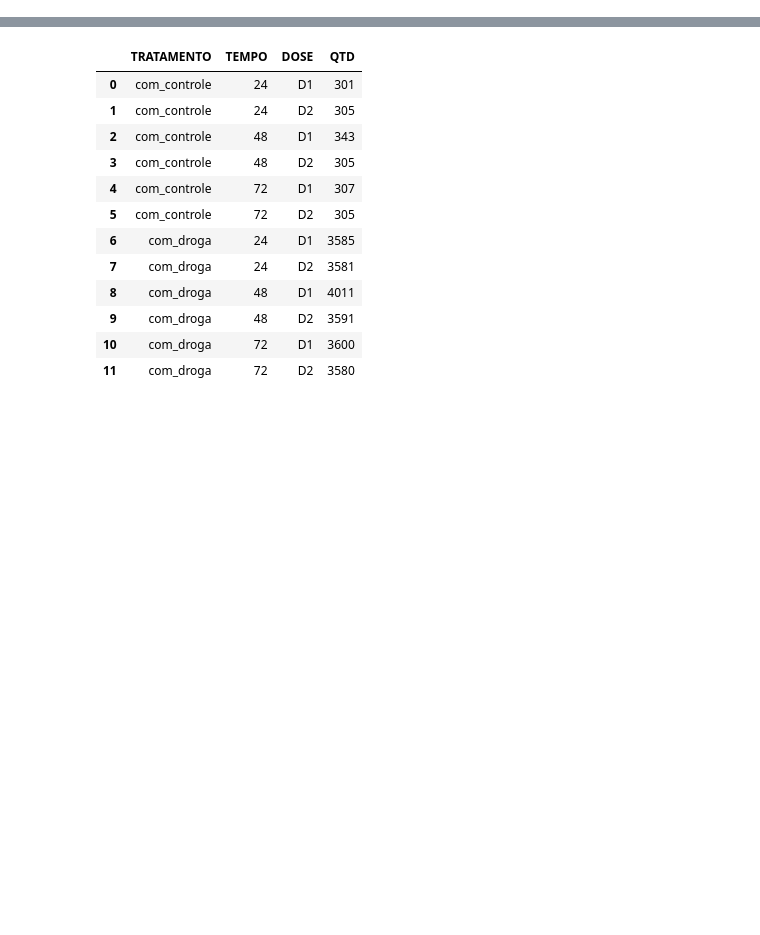
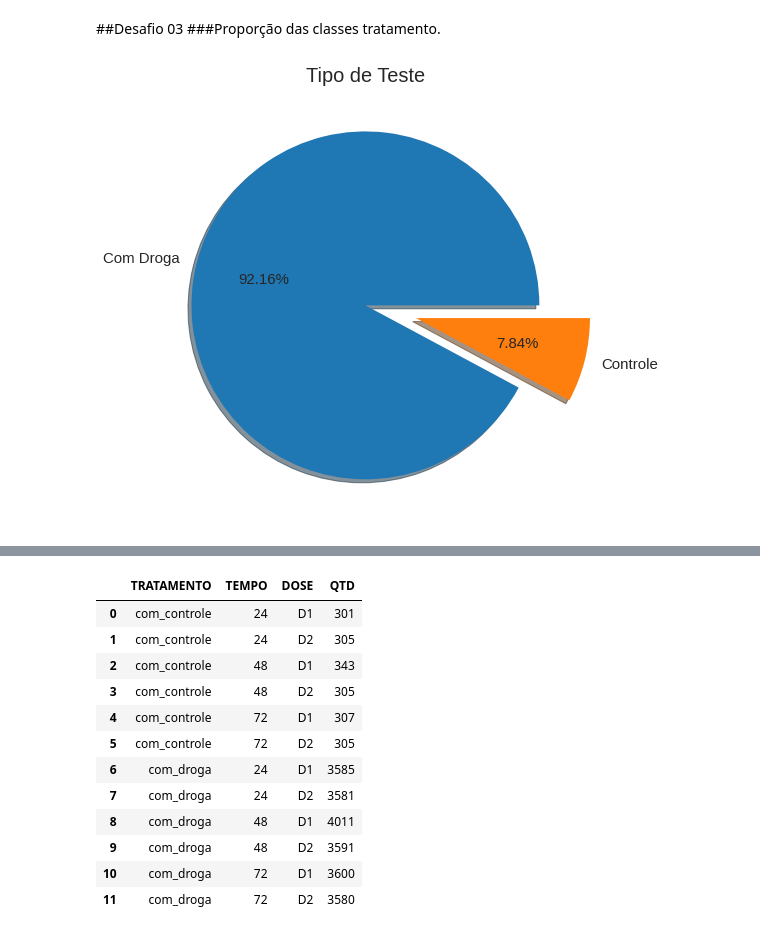
Before and after one commit to BrSiqueira/ImersaoDados03, a Jupyter notebook: Aula_01_Desafios_BrunoSiqueira.ipynb, the cells around one changed output, grey strips where cells are left out. Drawn from its saved outputs; the diff is of its cells as text; code cells hidden in the pictures; blank space fills up the shorter version.

```diff
--- a/Aula_01_Desafios_BrunoSiqueira.ipynb
+++ b/Aula_01_Desafios_BrunoSiqueira.ipynb
@@ -19,11 +8,8 @@ Desafio 08: Resumo do que você aprendeu com os dados
 # %%
 import pandas as pd
+import matplotlib.pyplot as plt
+plt.style.use('seaborn-whitegrid')
 
 url_dados = 'https://github.com/alura-cursos/imersaodados3/blob/main/dados/dados_experimentos.zip?raw=true'
 
 dados = pd.read_csv(url_dados, compression = 'zip')
-for col in dados.columns :
-  name = col.upper().replace('-','')
-  dados = dados.rename(columns={col:name})
-
-dados
@@ -43,0 +55,16 @@ dados
+# %% [markdown]
+##Desafio 03
+###Proporção das classes tratamento.
+# %%
+fig, ax = plt.subplots(figsize = (8,8))
+labels_pie = ['Com Droga', 'Controle']
+dados['TRATAMENTO'].value_counts().plot.pie(labels=labels_pie,
+                                            explode=(0,.3),
+                                            autopct='%1.2f%%',
+                                            shadow=True,
+                                            textprops=dict(size=15))
+ax.set_ylabel('')
+plt.title('Tipo de Teste', size=20)
+plt.show()
+# %% [output]
+[figure, added]
```
Also changed, not shown: parts of 25 cells of this notebook.
